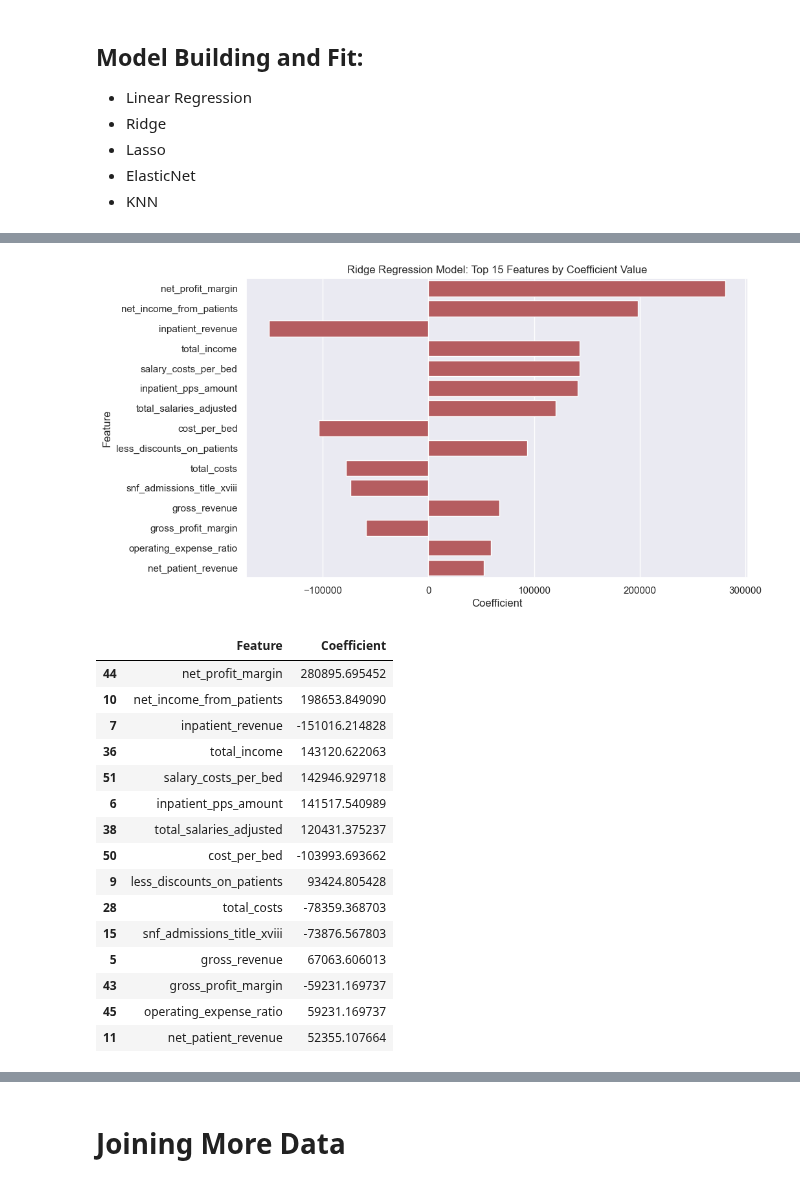
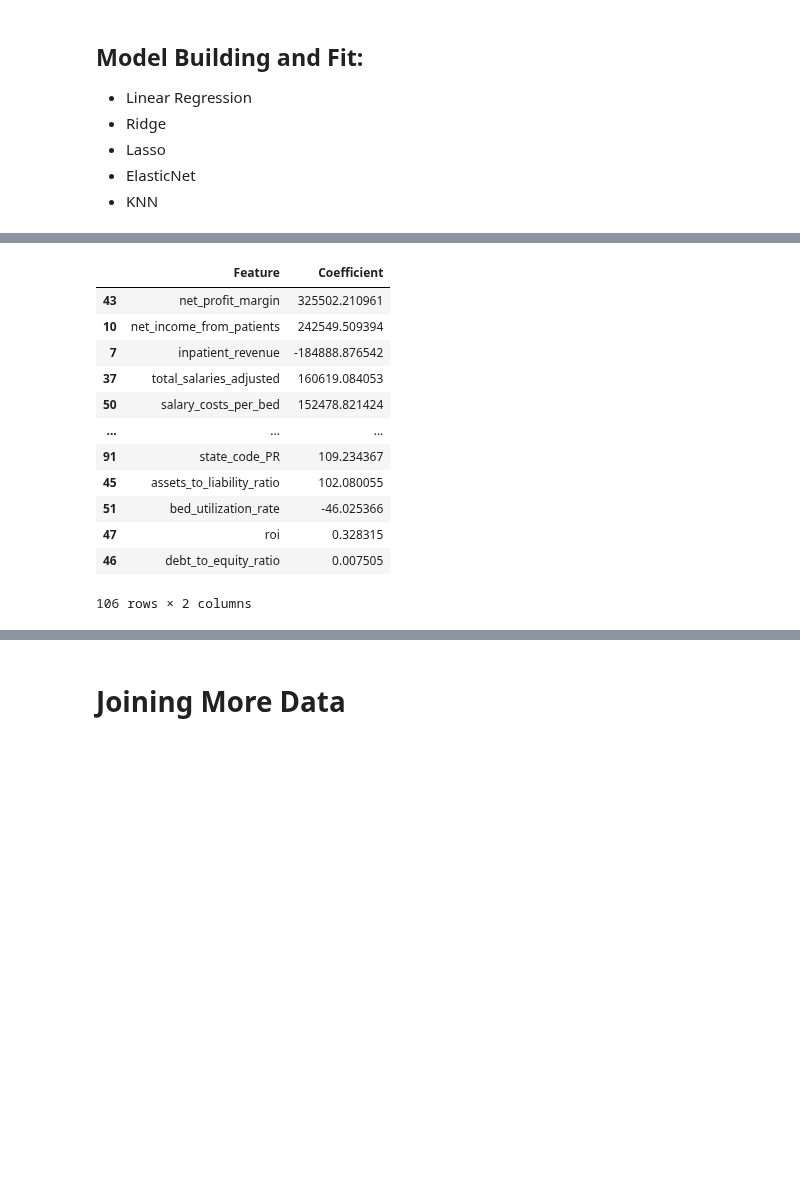
Before and after one commit to Musiik-fn/620-Project-Codebase, a Jupyter notebook: Codebase/620ProjectWhiteboard.ipynb, the cells around one changed output, grey strips where cells are left out. Saved outputs shown, nothing was run; the diff lists cells and outputs as text; code cells hidden in the pictures; blank space fills up the shorter version.

```diff
--- a/Codebase/620ProjectWhiteboard.ipynb
+++ b/Codebase/620ProjectWhiteboard.ipynb
@@ -391,7 +392,7 @@ Dropping due to redundancy:
 - `'total_salaries_from_worksheet_a',`: duplicate with `'total_salaries_adjusted'`
 # %%
 dropNull = ['buildings', 'major_movable_equipment', 'fixed_equipment', 'snf_admissions_title_xix', 'snf_average_length_stay_xix', 'snf_days_title_xix', 'snf_discharges_title_xix', 'snf_bed_days_available', 'snf_number_of_beds', 'total_days_title_xix', 'total_discharges_title_xix', 'total_rug_days']
-dropRedundancy = ['fiscal_year_begin_date', 'fiscal_year_end_date', 'other_assets', 'total_current_assets', 'total_fixed_assets', 'total_other_assets', 'total_salaries_from_worksheet_a', 'other_current_liabilities']
+dropRedundancy = ['fiscal_year_begin_date', 'fiscal_year_end_date', 'other_assets', 'total_current_assets', 'total_fixed_assets', 'total_other_assets', 'total_salaries_from_worksheet_a', 'other_current_liabilities', 'total_income']
 dropInsignificant = []
 dropList = dropNull + dropRedundancy + dropInsignificant
 # %%
@@ -722,7 +723,7 @@ def evaluate_regression_models(df, target_column, scaler, test_size=0.1, random_
 def extract_best_regression_models(df, target_column, scaler, test_size=0.1, random_state=123):
     """
     Evaluate various regression models on a given DataFrame with specified scaler.
-    Returns the best model based on R-squared.
+    Returns the best parametric model based on R-squared.
     """
     X = df.drop([target_column], axis=1)
     y = df[target_column]
@@ -761,39 +762,29 @@ def extract_best_regression_models(df, target_column, scaler, test_size=0.1, ran
         r2 = r2_score(y_test, y_pred)
         results.loc[name] = [mse, r2, pipeline]
 
-    # Selecting the best model based on R-squared
-    best_model_name = results['R-squared'].astype(float).idxmax()
+    # Exclude non-parametric models like KNN when selecting the best model based on R-squared
+    parametric_results = results.drop(index='KNN')
+    best_model_name = parametric_results['R-squared'].astype(float).idxmax()
     best_model = results.loc[best_model_name, 'Pipeline']
 
     return best_model, results
 
+# Usage example
 best_model, results = extract_best_regression_models(df, 'net_income', RobustScaler())
 print(results)
 
-# Extract coefficients and feature names
-coefs = best_model.named_steps['regressor'].coef_
-features = best_model.named_steps['preprocessor'].transformers_[0][2]  # Assuming numerical features only
+# Check if the best model is parametric and extract coefficients
+if 'coef_' in dir(best_model.named_steps['regressor']):  # Checks if 'coef_' attribute exists
+    coefs = best_model.named_steps['regressor'].coef_
+    features = best_model.named_steps['preprocessor'].transformers_[0][2]  # Assuming numerical features only
+    feature_importance = pd.DataFrame({'Feature': features, 'Coefficient': coefs})
+    feature_importance['abs_coefficient'] = feature_importance['Coefficient'].abs()
+    feature_importance_sorted = feature_importance.sort_values(by='abs_coefficient', ascending=False)
+    feature_importance_sorted.drop(columns=['abs_coefficient'], inplace=True)
+    print(feature_importance_sorted)
+else:
+    print("Best model does not support coefficient extraction.")
 
-# Pair coefficients with feature names
-feature_importance = pd.DataFrame({'Feature': features, 'Coefficient': coefs})
-# Sorting by the absolute value of the coefficients
-feature_importance['abs_coefficient'] = feature_importance['Coefficient'].abs()
-feature_importance_sorted = feature_importance.sort_values(by='abs_coefficient', ascending=False)
-
-# Dropping the auxiliary column if not needed
-feature_importance_sorted.drop(columns=['abs_coefficient'], inplace=True)
-
-print(feature_importance_sorted)
-
-top_15_features = feature_importance_sorted.head(15)
-
-plt.figure(figsize=(10, 6))
-sns.barplot(data = top_15_features, x='Coefficient', y='Feature', color='r')
-plt.title('Ridge Regression Model: Top 15 Features by Coefficient Value')
-plt.xlabel('Coefficient')
-plt.ylabel('Feature')
-plt.show()
-
-top_15_features
+feature_importance_sorted
 # %% [output]
                      Mean Squared Error R-squared  \
@@ -816,20 +807,16 @@ ElasticNet         (ColumnTransformer(transformers=[('num', Robus...
-[figure, removed]
 |  | Feature | Coefficient |
-| 44 | net_profit_margin | 280895.695452 |
-| 10 | net_income_from_patients | 198653.849090 |
-| 7 | inpatient_revenue | -151016.214828 |
-| 36 | total_income | 143120.622063 |
-| 51 | salary_costs_per_bed | 142946.929718 |
-| 6 | inpatient_pps_amount | 141517.540989 |
-| 38 | total_salaries_adjusted | 120431.375237 |
-| 50 | cost_per_bed | -103993.693662 |
-| 9 | less_discounts_on_patients | 93424.805428 |
-| 28 | total_costs | -78359.368703 |
-| 15 | snf_admissions_title_xviii | -73876.567803 |
-| 5 | gross_revenue | 67063.606013 |
-| 43 | gross_profit_margin | -59231.169737 |
-| 45 | operating_expense_ratio | 59231.169737 |
-| 11 | net_patient_revenue | 52355.107664 |
+| 43 | net_profit_margin | 325502.210961 |
+| 10 | net_income_from_patients | 242549.509394 |
+| 7 | inpatient_revenue | -184888.876542 |
+| 37 | total_salaries_adjusted | 160619.084053 |
+| 50 | salary_costs_per_bed | 152478.821424 |
+| ... | ... | ... |
+| 91 | state_code_PR | 109.234367 |
+| 45 | assets_to_liability_ratio | 102.080055 |
+| 51 | bed_utilization_rate | -46.025366 |
+| 47 | roi | 0.328315 |
+| 46 | debt_to_equity_ratio | 0.007505 |
+106 rows × 2 columns
 # %%
 state_code_features = feature_importance_sorted[feature_importance_sorted['Feature'].str.startswith('state_code_')].sort_values(by = 'Coefficient', ascending=False)
 
```
Also changed, not shown: parts of 9 cells of this notebook, 17 other files.
